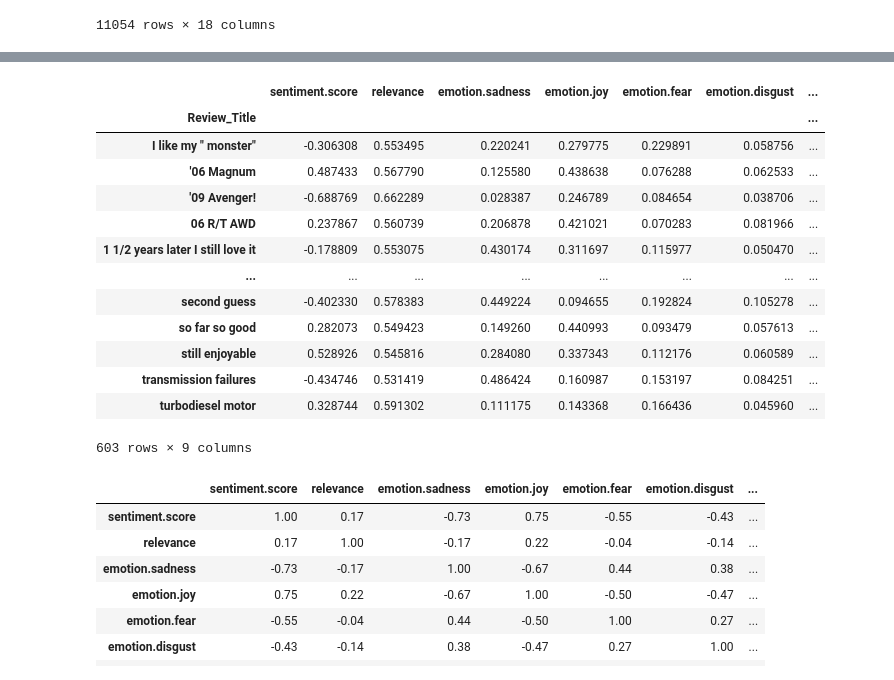
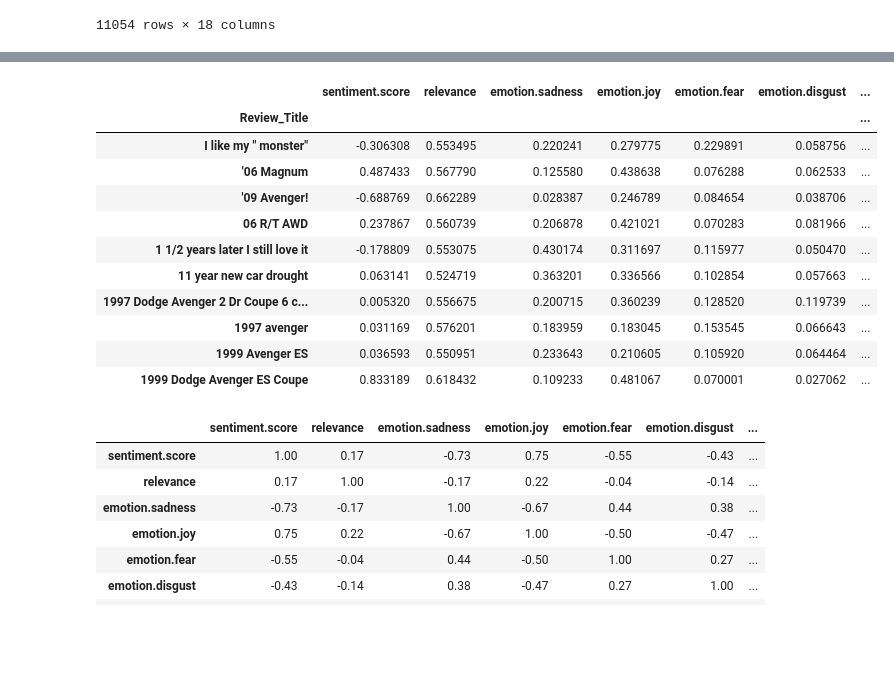
Before and after one commit to Monireh2/text-extensions-for-pandas, a Jupyter notebook: notebooks/Analyze_Text.ipynb, the cells around one changed output, grey strips where cells are left out. Cells and saved outputs as stored; diff of their text form; code cells hidden in the pictures; blank space fills up the shorter version.

```diff
--- a/notebooks/Analyze_Text.ipynb
+++ b/notebooks/Analyze_Text.ipynb
@@ -1025,21 +997,19 @@ grouped_merged_keywords_review_df.get_group('still enjoyable').head(30)
 # %%
 agg_merged_keywords_review_df = grouped_merged_keywords_review_df.mean()
-agg_merged_keywords_review_df
+agg_merged_keywords_review_df.head(10)
 # %% [output]
 |  | sentiment.score | relevance | emotion.sadness | emotion.joy | emotion.fear | emotion.disgust | ... |
 | Review_Title |  |  |  |  |  |  | ... |
 | I like my " monster" | -0.306308 | 0.553495 | 0.220241 | 0.279775 | 0.229891 | 0.058756 | ... |
 | '06 Magnum | 0.487433 | 0.567790 | 0.125580 | 0.438638 | 0.076288 | 0.062533 | ... |
 | '09 Avenger! | -0.688769 | 0.662289 | 0.028387 | 0.246789 | 0.084654 | 0.038706 | ... |
 | 06 R/T AWD | 0.237867 | 0.560739 | 0.206878 | 0.421021 | 0.070283 | 0.081966 | ... |
 | 1 1/2 years later I still love it | -0.178809 | 0.553075 | 0.430174 | 0.311697 | 0.115977 | 0.050470 | ... |
-| ... | ... | ... | ... | ... | ... | ... | ... |
-| second guess | -0.402330 | 0.578383 | 0.449224 | 0.094655 | 0.192824 | 0.105278 | ... |
-| so far so good | 0.282073 | 0.549423 | 0.149260 | 0.440993 | 0.093479 | 0.057613 | ... |
-| still enjoyable | 0.528926 | 0.545816 | 0.284080 | 0.337343 | 0.112176 | 0.060589 | ... |
-| transmission failures | -0.434746 | 0.531419 | 0.486424 | 0.160987 | 0.153197 | 0.084251 | ... |
-| turbodiesel motor | 0.328744 | 0.591302 | 0.111175 | 0.143368 | 0.166436 | 0.045960 | ... |
+| 11 year new car drought | 0.063141 | 0.524719 | 0.363201 | 0.336566 | 0.102854 | 0.057663 | ... |
+| 1997 Dodge Avenger 2 Dr Coupe 6 c... | 0.005320 | 0.556675 | 0.200715 | 0.360239 | 0.128520 | 0.119739 | ... |
+| 1997 avenger | 0.031169 | 0.576201 | 0.183959 | 0.183045 | 0.153545 | 0.066643 | ... |
+| 1999 Avenger ES | 0.036593 | 0.550951 | 0.233643 | 0.210605 | 0.105920 | 0.064464 | ... |
+| 1999 Dodge Avenger ES Coupe | 0.833189 | 0.618432 | 0.109233 | 0.481067 | 0.070001 | 0.027062 | ... |
-603 rows × 9 columns
 # %%
 # To find the correlation among the columns using pearson method
 corr = agg_merged_keywords_review_df.corr(method ='pearson')
```
Also changed, not shown: parts of 4 cells of this notebook.
